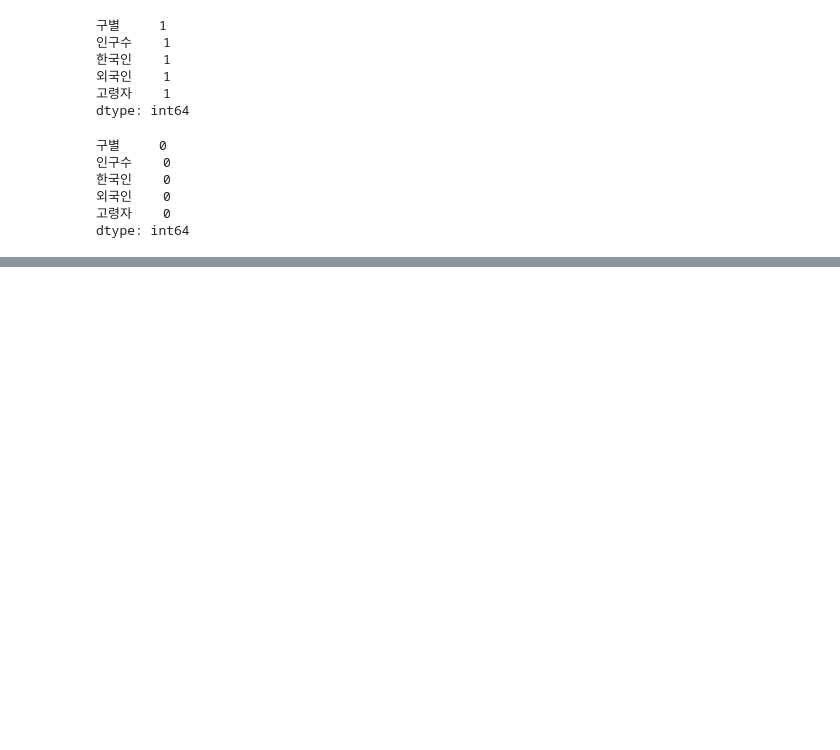
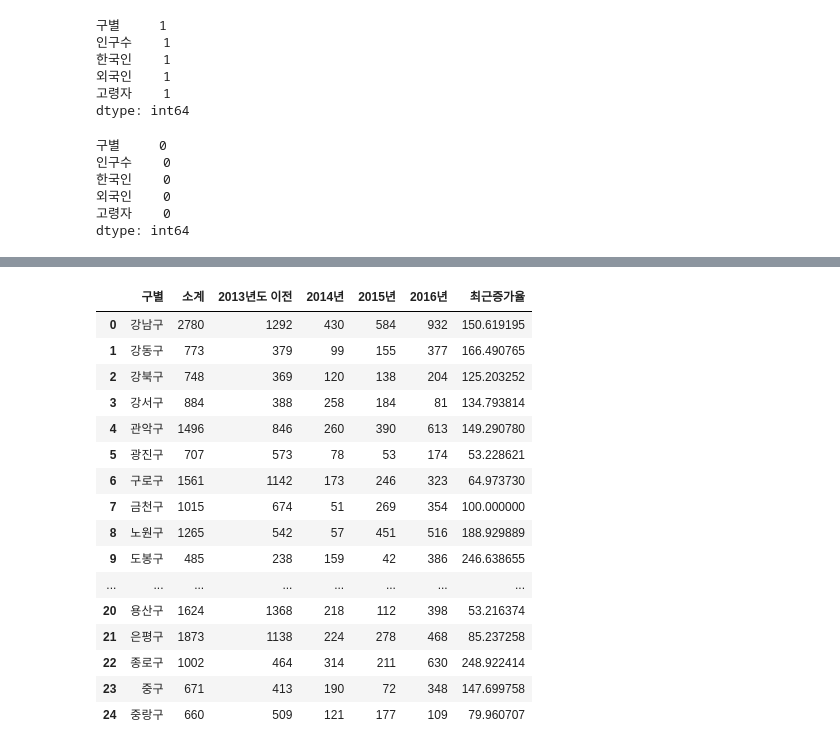
Before and after one commit to jinhuioh/Hi_ai, a Jupyter notebook: data06/cctv-분석.ipynb, the cells around one changed output, grey strips where cells are left out. Drawn from its saved outputs; the diff is of its cells as text; code cells hidden in the pictures; blank space fills up the shorter version.

```diff
--- a/data06/cctv-분석.ipynb
+++ b/data06/cctv-분석.ipynb
@@ -197,0 +302,21 @@ pop_seoul
+# %%
+cctv_seoul.rename(columns={cctv_seoul.columns[0]:'구별'},inplace=True)
+cctv_seoul
+# %% [output]
+|  | 구별 | 소계 | 2013년도 이전 | 2014년 | 2015년 | 2016년 | 최근증가율 |
+| 0 | 강남구 | 2780 | 1292 | 430 | 584 | 932 | 150.619195 |
+| 1 | 강동구 | 773 | 379 | 99 | 155 | 377 | 166.490765 |
+| 2 | 강북구 | 748 | 369 | 120 | 138 | 204 | 125.203252 |
+| 3 | 강서구 | 884 | 388 | 258 | 184 | 81 | 134.793814 |
+| 4 | 관악구 | 1496 | 846 | 260 | 390 | 613 | 149.290780 |
+| 5 | 광진구 | 707 | 573 | 78 | 53 | 174 | 53.228621 |
+| 6 | 구로구 | 1561 | 1142 | 173 | 246 | 323 | 64.973730 |
+| 7 | 금천구 | 1015 | 674 | 51 | 269 | 354 | 100.000000 |
+| 8 | 노원구 | 1265 | 542 | 57 | 451 | 516 | 188.929889 |
+| 9 | 도봉구 | 485 | 238 | 159 | 42 | 386 | 246.638655 |
+| ... | ... | ... | ... | ... | ... | ... | ... |
+| 20 | 용산구 | 1624 | 1368 | 218 | 112 | 398 | 53.216374 |
+| 21 | 은평구 | 1873 | 1138 | 224 | 278 | 468 | 85.237258 |
+| 22 | 종로구 | 1002 | 464 | 314 | 211 | 630 | 248.922414 |
+| 23 | 중구 | 671 | 413 | 190 | 72 | 348 | 147.699758 |
+| 24 | 중랑구 | 660 | 509 | 121 | 177 | 109 | 79.960707 |
```
Also changed, not shown: parts of 18 cells of this notebook.
